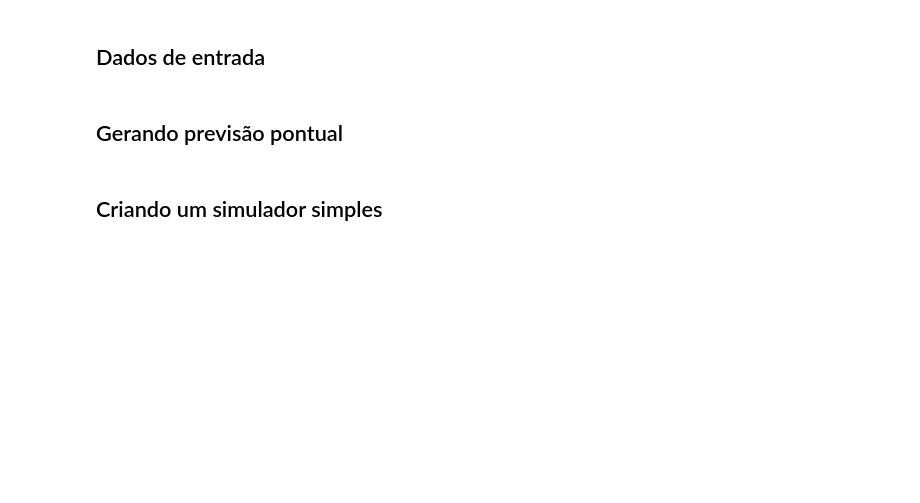
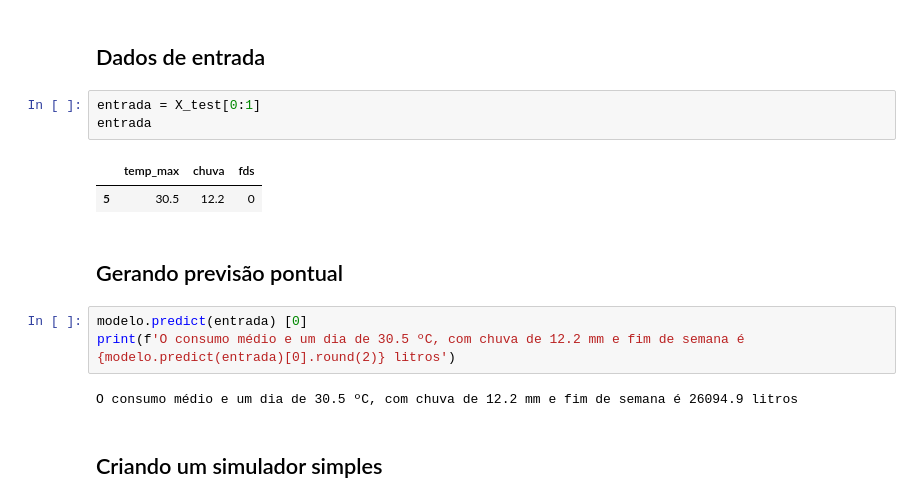
Before and after one commit to Marcus-Bernard0/data_science_alura, a Jupyter notebook: 8 - Regressão linear testando relações e prevendo resultados/Projeto/Regressão Linear.ipynb, the cells around one changed output. Cells and saved outputs as stored; diff of their text form; blank space fills up the shorter version.

```diff
--- a/8 - Regressão linear testando relações e prevendo resultados/Projeto/Regressão Linear.ipynb
+++ b/8 - Regressão linear testando relações e prevendo resultados/Projeto/Regressão Linear.ipynb
@@ -387,7 +408,18 @@ https://scikit-learn.org/stable/modules/generated/sklearn.metrics.r2_score.html#
 <hr style='border: 2px solid red;'>
 # %% [markdown]
 ## Dados de entrada
+# %%
+entrada = X_test[0:1]
+entrada
+# %% [output]
+|  | temp_max | chuva | fds |
+| 5 | 30.5 | 12.2 | 0 |
 # %% [markdown]
 ## Gerando previsão pontual
+# %%
+modelo.predict(entrada) [0]
+print(f'O consumo médio e um dia de 30.5 ºC, com chuva de 12.2 mm e fim de semana é {modelo.predict(entrada)[0].round(2)} litros')
+# %% [output]
+O consumo médio e um dia de 30.5 ºC, com chuva de 12.2 mm e fim de semana é 26094.9 litros
 # %% [markdown]
 ## Criando um simulador simples
```
Also changed, not shown: parts of 16 cells of this notebook.
